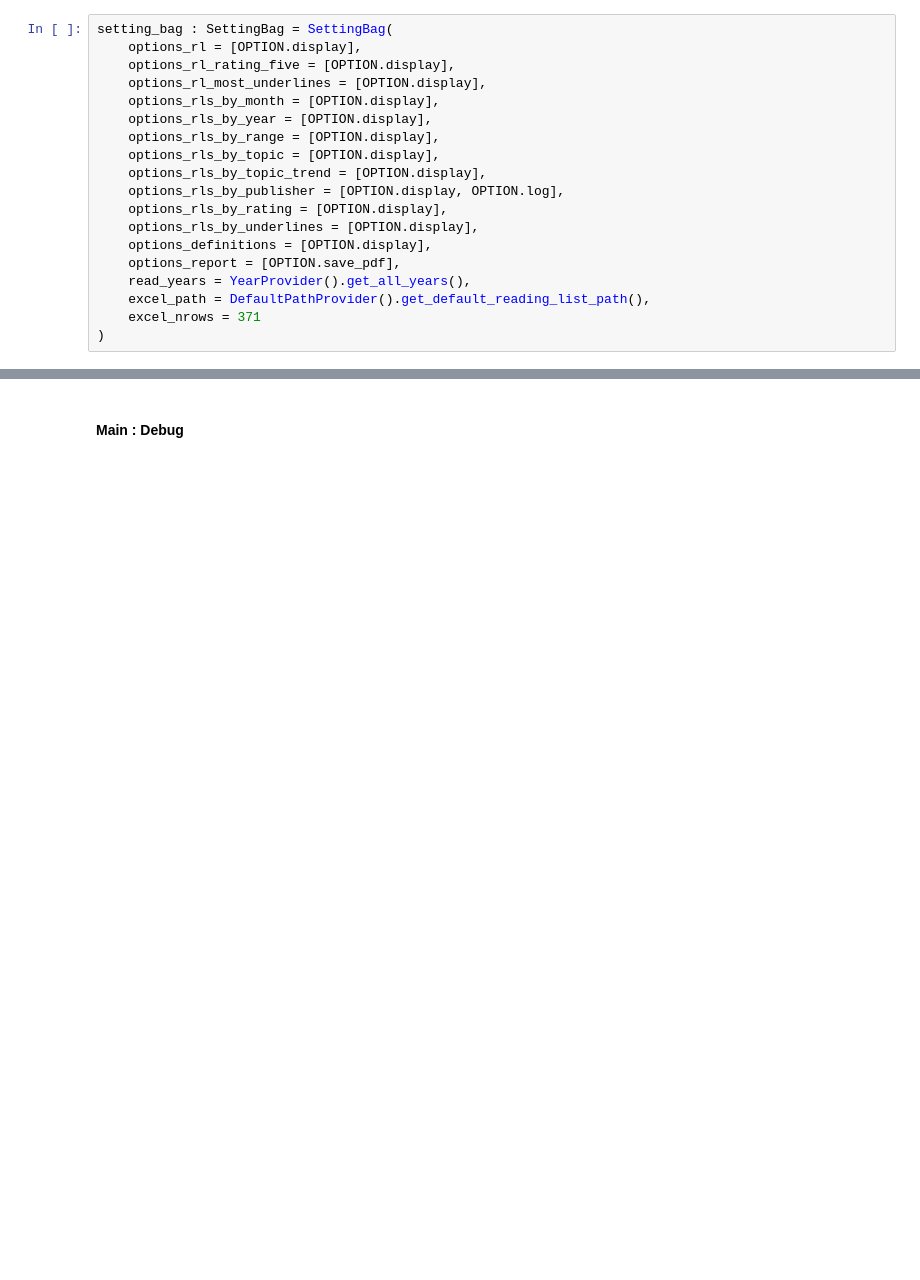
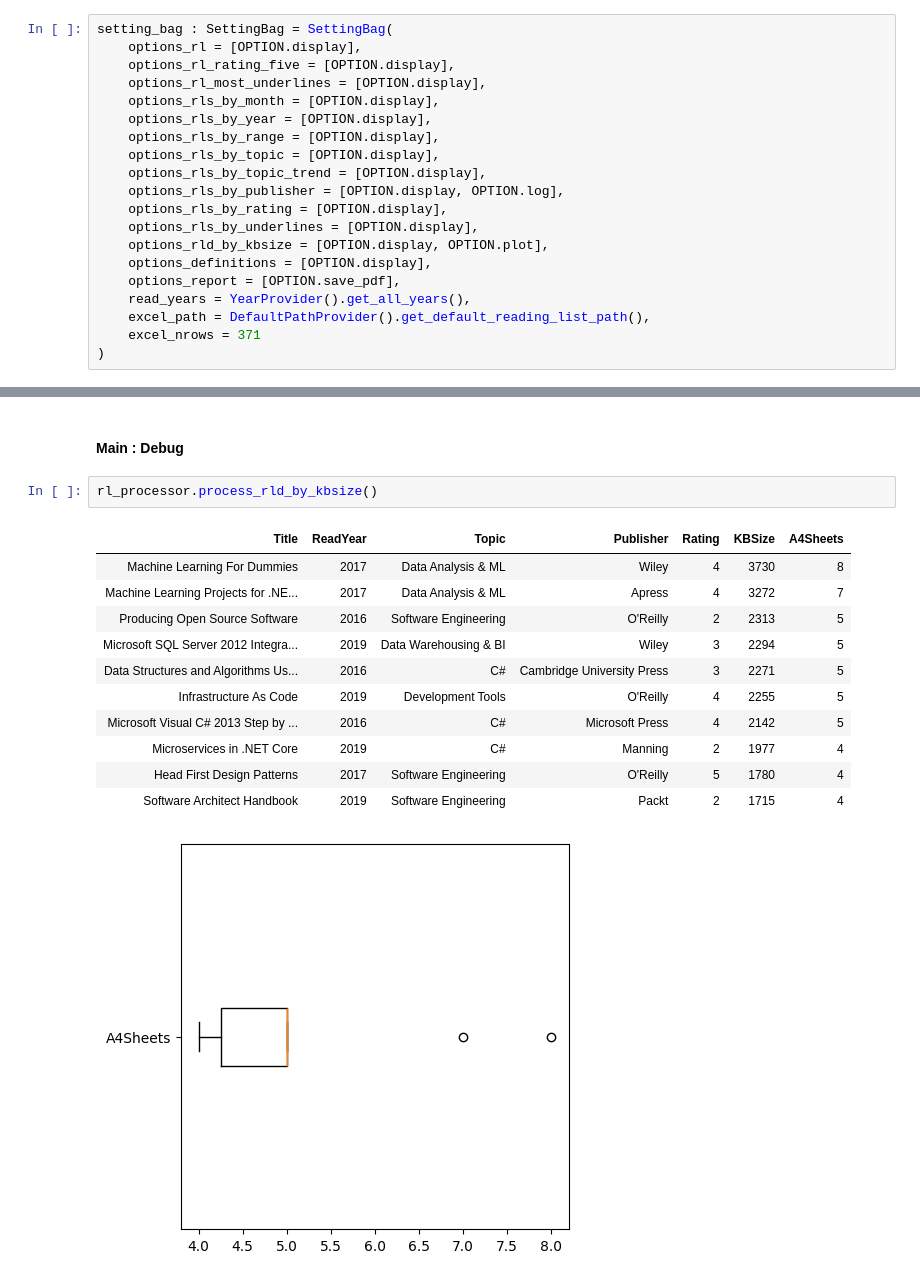
Before and after one commit to numbworks/nwreadinglist, a Jupyter notebook: src/nwreadinglist.ipynb, the cells around one changed output, grey strips where cells are left out. Drawn from its saved outputs; the diff is of its cells as text; blank space fills up the shorter version.

```diff
--- a/src/nwreadinglist.ipynb
+++ b/src/nwreadinglist.ipynb
@@ -28,6 +28,7 @@ setting_bag : SettingBag = SettingBag(
     options_rls_by_publisher = [OPTION.display, OPTION.log],
     options_rls_by_rating = [OPTION.display],
     options_rls_by_underlines = [OPTION.display],
+    options_rld_by_kbsize = [OPTION.display, OPTION.plot],
     options_definitions = [OPTION.display],
     options_report = [OPTION.save_pdf],
     read_years = YearProvider().get_all_years(),
@@ -169,3 +170,18 @@ rl_processor.save_as_report()
 | Trend (↕) | A trend is a gamification metric ... |
 # %% [markdown]
 #### Main : Debug
+# %%
+rl_processor.process_rld_by_kbsize()
+# %% [output]
+| Title | ReadYear | Topic | Publisher | Rating | KBSize | A4Sheets |
+| Machine Learning For Dummies | 2017 | Data Analysis & ML | Wiley | 4 | 3730 | 8 |
+| Machine Learning Projects for .NE... | 2017 | Data Analysis & ML | Apress | 4 | 3272 | 7 |
+| Producing Open Source Software | 2016 | Software Engineering | O'Reilly | 2 | 2313 | 5 |
+| Microsoft SQL Server 2012 Integra... | 2019 | Data Warehousing & BI | Wiley | 3 | 2294 | 5 |
+| Data Structures and Algorithms Us... | 2016 | C# | Cambridge University Press | 3 | 2271 | 5 |
+| Infrastructure As Code | 2019 | Development Tools | O'Reilly | 4 | 2255 | 5 |
+| Microsoft Visual C# 2013 Step by ... | 2016 | C# | Microsoft Press | 4 | 2142 | 5 |
+| Microservices in .NET Core | 2019 | C# | Manning | 2 | 1977 | 4 |
+| Head First Design Patterns | 2017 | Software Engineering | O'Reilly | 5 | 1780 | 4 |
+| Software Architect Handbook | 2019 | Software Engineering | Packt | 2 | 1715 | 4 |
+[figure, added]
```
Also changed, not shown: 2 other files.
